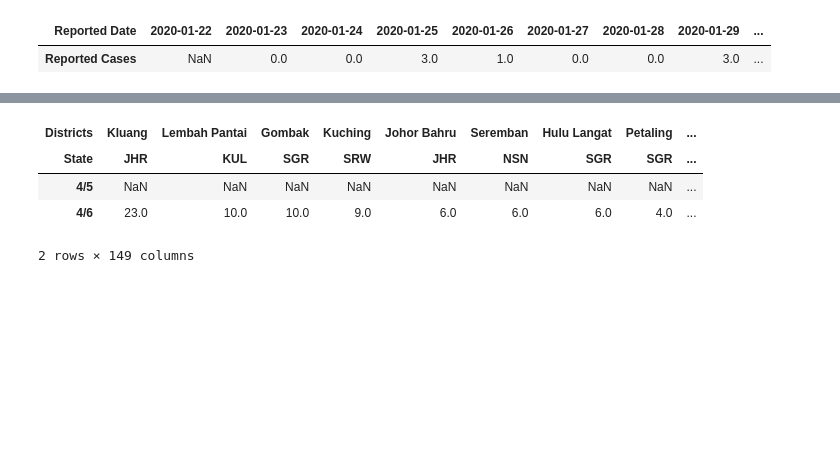
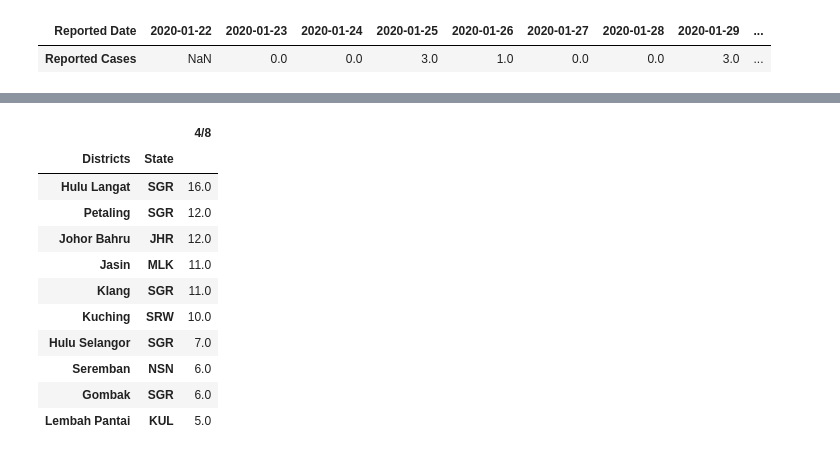
Before and after one commit to holamedia/covid19, a Jupyter notebook: _notebooks/2020-04-07-Cases-in-Malaysia.ipynb, the cells around one changed output, grey strips where cells are left out. Saved outputs shown, nothing was run; the diff lists cells and outputs as text; code cells hidden in the pictures; blank space fills up the shorter version.

```diff
--- a/_notebooks/2020-04-07-Cases-in-Malaysia.ipynb
+++ b/_notebooks/2020-04-07-Cases-in-Malaysia.ipynb
@@ -184,11 +185,20 @@ dtype: int64
 # %%
 #hide
 df_districts = pd.read_csv("https://docs.google.com/spreadsheets/d/e/2PACX-1vTzT9vUJNiKV2yN4sb_VvxKcq-B2triWGPE74rfUT4XOsF-5qsB1tM6OfMPVKiRHX95tE9tPubdTbxY/pub?gid=1667946793&single=true&output=csv")
 df_districts = df_districts.set_index(['Districts', 'State']).transpose().tail(2)
-df_districts.diff().sort_values(by='4/6', axis=1, ascending=False)
+df_districts_new = df_districts.diff().tail(1).transpose()
+df_districts_new = df_districts_new.sort_values(by=df_districts_new.columns[0], ascending=False).head(10)
+df_districts_new[df_districts_new[df_districts_new.columns[0]] > 0]
 # %% [output]
-| Districts | Kluang | Lembah Pantai | Gombak | Kuching | Johor Bahru | Seremban | Hulu Langat | Petaling | ... |
-| State | JHR | KUL | SGR | SRW | JHR | NSN | SGR | SGR | ... |
-| 4/5 | NaN | NaN | NaN | NaN | NaN | NaN | NaN | NaN | ... |
-| 4/6 | 23.0 | 10.0 | 10.0 | 9.0 | 6.0 | 6.0 | 6.0 | 4.0 | ... |
+|  |  | 4/8 |
+| Districts | State |  |
+| Hulu Langat | SGR | 16.0 |
+| Petaling | SGR | 12.0 |
+| Johor Bahru | JHR | 12.0 |
+| Jasin | MLK | 11.0 |
+| Klang | SGR | 11.0 |
+| Kuching | SRW | 10.0 |
+| Hulu Selangor | SGR | 7.0 |
+| Seremban | NSN | 6.0 |
+| Gombak | SGR | 6.0 |
+| Lembah Pantai | KUL | 5.0 |
-2 rows × 149 columns
```
Also changed, not shown: parts of 3 cells of this notebook.
